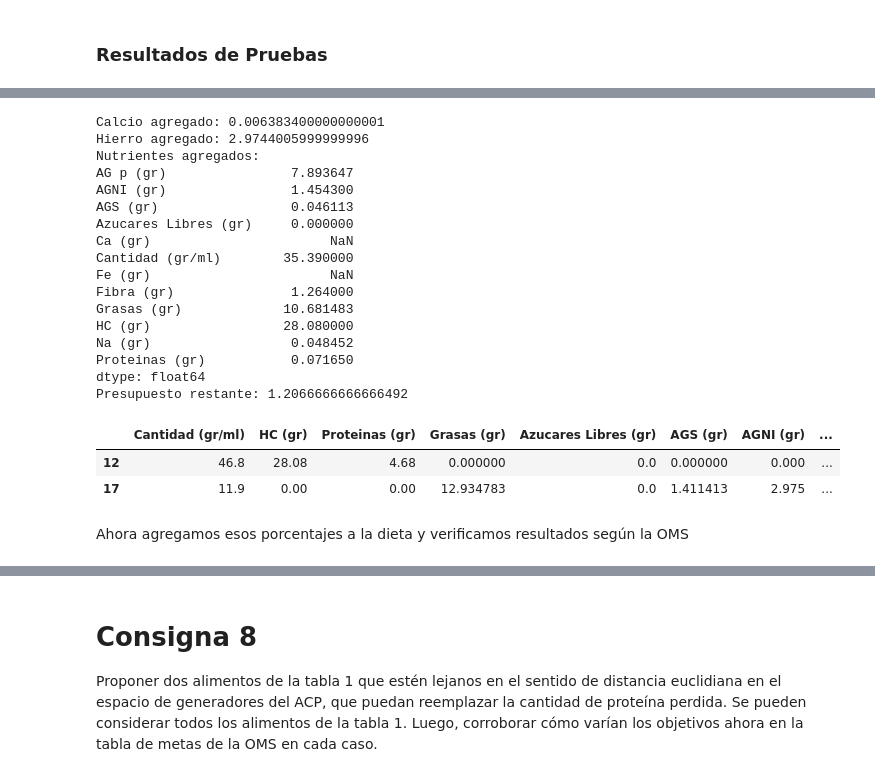
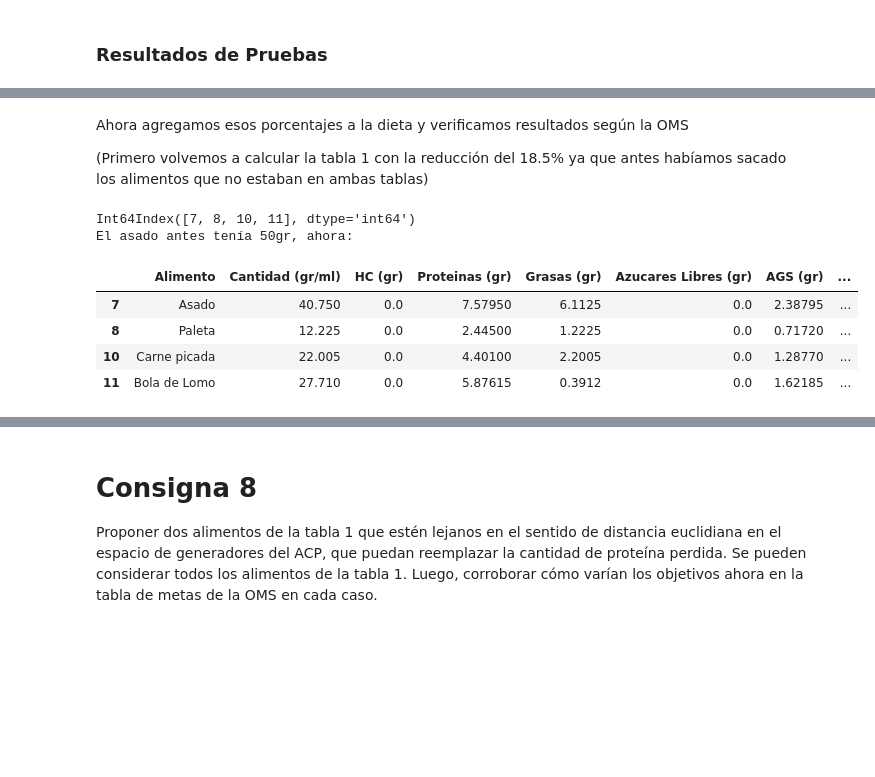
Before and after one commit to pedrobergaglio/algebra-lineal-computacional-2024, a Jupyter notebook: Enunciado TP2 y datos-20240601/Resolución.ipynb, the cells around one changed output, grey strips where cells are left out. Cells and saved outputs as stored; diff of their text form; code cells hidden in the pictures; blank space fills up the shorter version.

```diff
--- a/Enunciado TP2 y datos-20240601/Resolución.ipynb
+++ b/Enunciado TP2 y datos-20240601/Resolución.ipynb
@@ -1237,52 +1269,29 @@ Este ajuste en la dieta permite mantener un equilibrio nutricional adecuado sin
-# %%
-
-reemplazos_tabla_nutricional = carnes185_tabla_nutricional.copy()
-
-#modifico sólo las columas que no son alimento y agrego un 50% a toda la fila de 'Papa'
-#print(reemplazos_tabla_nutricional[reemplazos_tabla_nutricional['Alimento']=='Papa'].iloc[:, 1:]*0.5)
-#print(reemplazos_tabla_nutricional[reemplazos_tabla_nutricional['Alimento']=='Huevo'].iloc[:, 1:])
-#print(reemplazos_tabla_nutricional[reemplazos_tabla_nutricional['Alimento']=='Leche fluida entera'].iloc[:, 1:])
-
-#print(reemplazos_tabla_nutricional[reemplazos_tabla_nutricional['Alimento']=='Pan Frances'].iloc[:, 1:]*.20)
-#print(reemplazos_tabla_nutricional[reemplazos_tabla_nutricional['Alimento']=='Aceite girasol'].iloc[:, 1:]*.25)
-
-#reemplazos_tabla_nutricional['Papa'].iloc[:, 1:] = reemplazos_tabla_nutricional['Papa'].iloc[:, 1:] * 1.5
-#print(reemplazos_tabla_nutricional['Papa'].iloc[:, 1:])
-
-
-#agregados = pd.concat([reemplazos_tabla_nutricional[reemplazos_tabla_nutricional['Alimento']=='Pan Frances'].iloc[:, 1:]*.22, reemplazos_tabla_nutricional[reemplazos_tabla_nutricional['Alimento']=='Aceite girasol'].iloc[:, 1:]*.22])
-agregados = pd.concat([
-    reemplazos_tabla_nutricional[reemplazos_tabla_nutricional['Alimento']=='Pan Frances'].iloc[:, 1:]*.2,
-    reemplazos_tabla_nutricional[reemplazos_tabla_nutricional['Alimento']=='Aceite girasol'].iloc[:, 1:]*.35])
-
-print('Calcio agregado:', agregados['Ca (gr)'].sum()-nutrientes_carne185['Ca (gr)'])
-print('Hierro agregado:', agregados.sum(axis=0)[6]-nutrientes_carne185['Fe (gr)'])
-print('Nutrientes agregados:')
-print(agregados.sum(axis=0)[0:10]- nutrientes_carne185)
-
-print("Presupuesto restante:", diferencia_de_precios/2- agregados.sum(axis=0)[-1].sum())
-agregados
-# %% [output]
-Calcio agregado: 0.006383400000000001
-Hierro agregado: 2.9744005999999996
-Nutrientes agregados:
-AG p (gr)                7.893647
-AGNI (gr)                1.454300
-AGS (gr)                 0.046113
-Azucares Libres (gr)     0.000000
-Ca (gr)                       NaN
-Cantidad (gr/ml)        35.390000
-Fe (gr)                       NaN
-Fibra (gr)               1.264000
-Grasas (gr)             10.681483
-HC (gr)                 28.080000
-Na (gr)                  0.048452
-Proteinas (gr)           0.071650
-dtype: float64
-Presupuesto restante: 1.2066666666666492
-|  | Cantidad (gr/ml) | HC (gr) | Proteinas (gr) | Grasas (gr) | Azucares Libres (gr) | AGS (gr) | AGNI (gr) | ... |
-| 12 | 46.8 | 28.08 | 4.68 | 0.000000 | 0.0 | 0.000000 | 0.000 | ... |
-| 17 | 11.9 | 0.00 | 0.00 | 12.934783 | 0.0 | 1.411413 | 2.975 | ... |
 # %% [markdown]
 Ahora agregamos esos porcentajes a la dieta y verificamos resultados según la OMS
+
+(Primero volvemos a calcular la tabla 1 con la reducción del 18.5% ya que antes habíamos sacado los alimentos que no estaban en ambas tablas)
+# %%
+carnes185_tabla_nutricional = tabla_nutricional.copy()
+carnes185_tabla_nutricional.reset_index(drop=True, inplace=True)
+
+# obtener los indices de las carnes en la tabla nutricional para  modificar en el lugar los valores nutricionales
+carnes_indices = carnes185_tabla_nutricional[carnes185_tabla_nutricional['Alimento'].isin(carnes_consumidores)].index
+print(carnes_indices)
+# filtro los alimentos que son carnes
+carnes = carnes185_tabla_nutricional[carnes185_tabla_nutricional['Alimento'].isin(carnes_consumidores)]
+
+#calculo el 81.5% de los valores nutricionales de las carnes, modificando sólo las columnas numericas
+carnes185_tabla_nutricional.iloc[carnes_indices, 1:] *=0.815
+
+print('El asado antes tenía 50gr, ahora:')
+carnes185_tabla_nutricional.head(10)
+carnes185_tabla_nutricional.iloc[carnes_indices, :]
+# %% [output]
+Int64Index([7, 8, 10, 11], dtype='int64')
+El asado antes tenía 50gr, ahora:
+|  | Alimento | Cantidad (gr/ml) | HC (gr) | Proteinas (gr) | Grasas (gr) | Azucares Libres (gr) | AGS (gr) | ... |
+| 7 | Asado | 40.750 | 0.0 | 7.57950 | 6.1125 | 0.0 | 2.38795 | ... |
+| 8 | Paleta | 12.225 | 0.0 | 2.44500 | 1.2225 | 0.0 | 0.71720 | ... |
+| 10 | Carne picada | 22.005 | 0.0 | 4.40100 | 2.2005 | 0.0 | 1.28770 | ... |
+| 11 | Bola de Lomo | 27.710 | 0.0 | 5.87615 | 0.3912 | 0.0 | 1.62185 | ... |
 # %%
```
Also changed, not shown: parts of 45 cells of this notebook, 2 other files.
